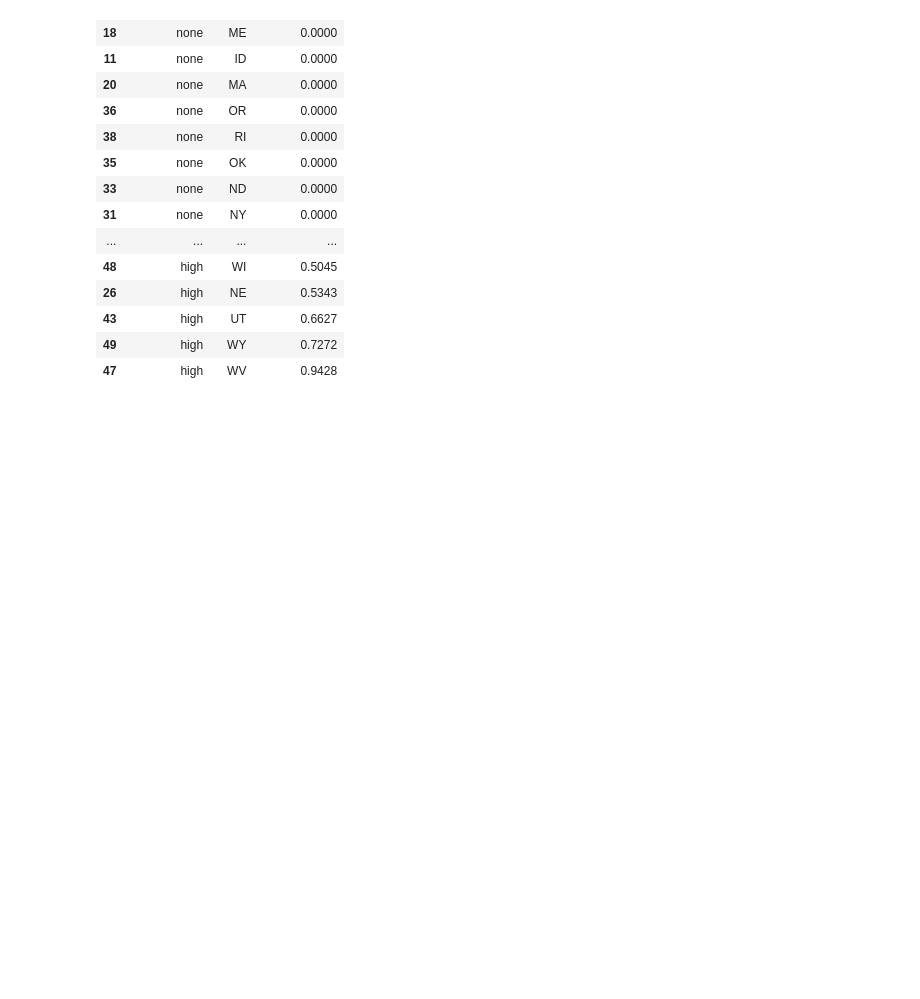
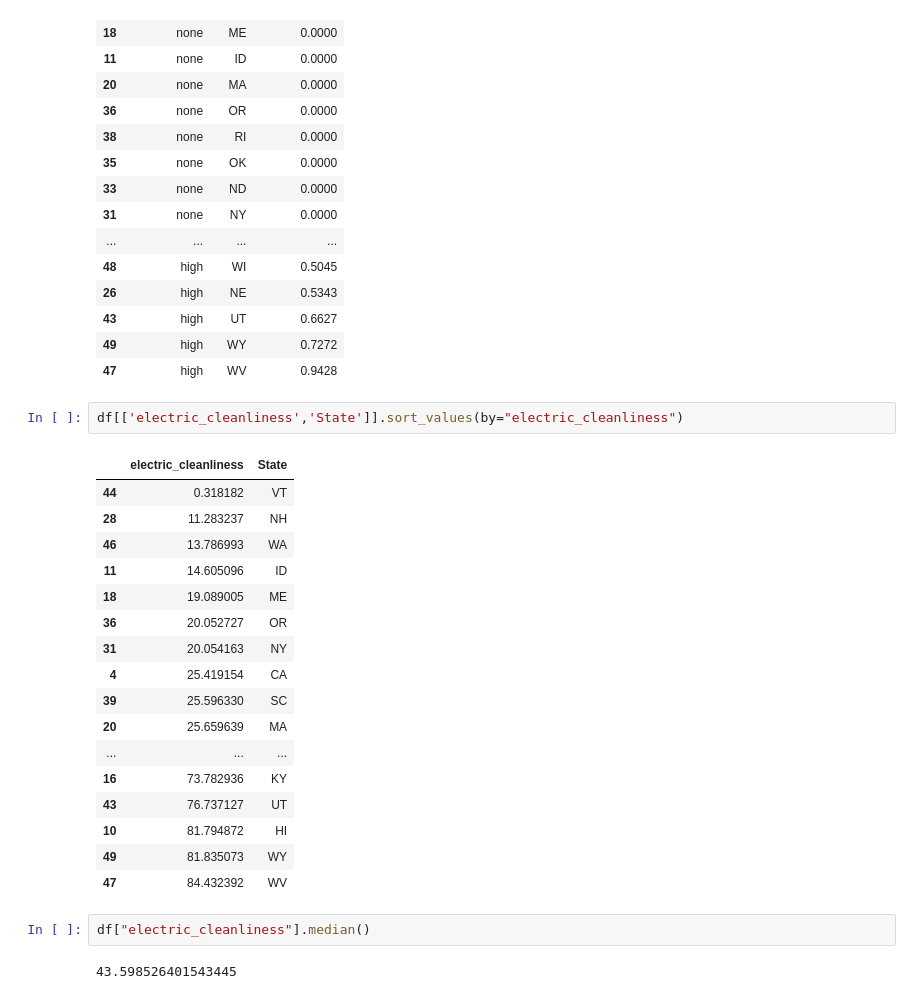
Before and after one commit to MattTheEconomist/Electricity-Force-Chart, a Jupyter notebook: data/electricEDA.ipynb, the cells around one changed output. Drawn from its saved outputs; the diff is of its cells as text; blank space fills up the shorter version.

```diff
--- a/data/electricEDA.ipynb
+++ b/data/electricEDA.ipynb
@@ -612,3 +612,27 @@ df[['coal_pct_cat','State','gen_coal_pct']].sort_values(by="gen_coal_pct")
 | 43 | high | UT | 0.6627 |
 | 49 | high | WY | 0.7272 |
 | 47 | high | WV | 0.9428 |
+# %%
+df[['electric_cleanliness','State']].sort_values(by="electric_cleanliness")
+# %% [output]
+|  | electric_cleanliness | State |
+| 44 | 0.318182 | VT |
+| 28 | 11.283237 | NH |
+| 46 | 13.786993 | WA |
+| 11 | 14.605096 | ID |
+| 18 | 19.089005 | ME |
+| 36 | 20.052727 | OR |
+| 31 | 20.054163 | NY |
+| 4 | 25.419154 | CA |
+| 39 | 25.596330 | SC |
+| 20 | 25.659639 | MA |
+| ... | ... | ... |
+| 16 | 73.782936 | KY |
+| 43 | 76.737127 | UT |
+| 10 | 81.794872 | HI |
+| 49 | 81.835073 | WY |
+| 47 | 84.432392 | WV |
+# %%
+df["electric_cleanliness"].median()
+# %% [output]
+43.598526401543445
```
Also changed, not shown: 3 other files.
